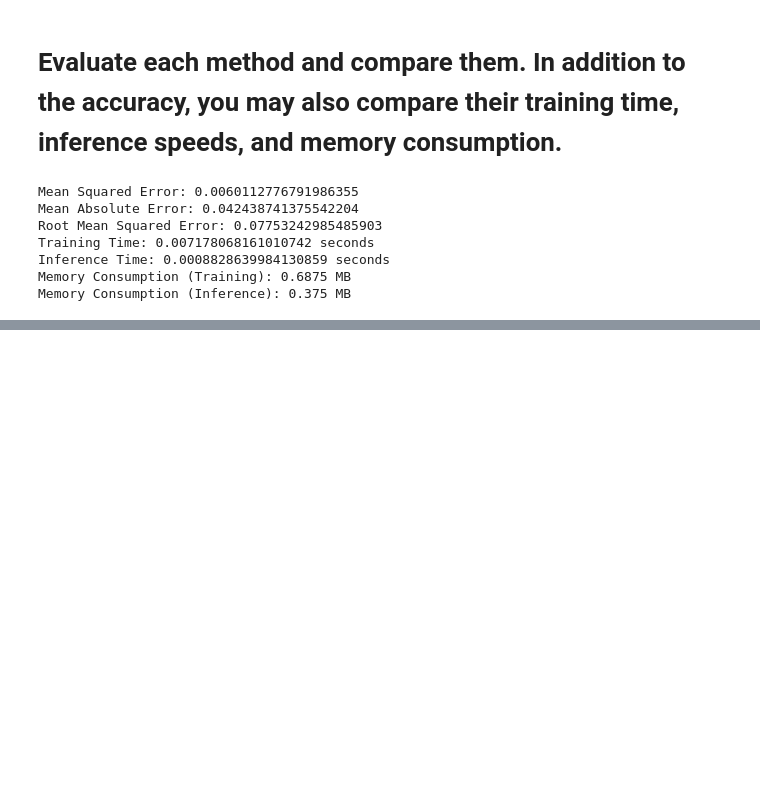
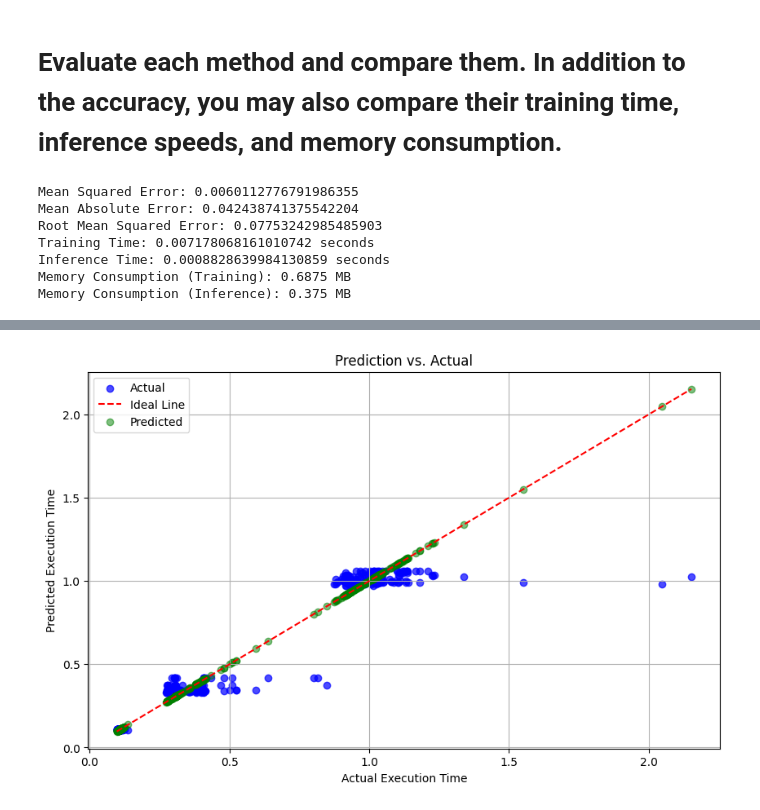
Before and after one commit to sravanib04/Image-Recognition, a Jupyter notebook: Project.ipynb, the cells around one changed output, grey strips where cells are left out. Cells and saved outputs as stored; diff of their text form; code cells hidden in the pictures; blank space fills up the shorter version.

Commit message:
Gradient Boosting Regression

```diff
--- a/Project.ipynb
+++ b/Project.ipynb
@@ -233,0 +255,22 @@ X_train, X_test, y_train, y_test = train_test_split(X, y, test_size=0.2, random_
+# %%
+import time
+# Step 5: Measure Training Time
+start_time = time.time()
+model_pipeline.fit(X_train, y_train)
+training_time = (time.time() - start_time) * 1000  # Convert to milliseconds
+print("Training Time:", training_time, "ms")
+
+# Step 6: Model Evaluation
+y_pred = model_pipeline.predict(X_test)
+mse = mean_squared_error(y_test, y_pred)
+mae = mean_absolute_error(y_test, y_pred)
+rmse = mean_squared_error(y_test, y_pred, squared=False)  # Calculate RMSE
+
+print("Mean Squared Error (Gradient Boosting):", mse)
+print("Mean Absolute Error (Gradient Boosting):", mae)
+print("Root Mean Squared Error (Gradient Boosting):", rmse)
+
+
+y_pred = model_pipeline.predict(X_test)
+inference_time = (time.time() - start_time) * 1000
+print("Inference Time:", inference_time)
@@ -233,0 +326,16 @@ X_train, X_test, y_train, y_test = train_test_split(X, y, test_size=0.2, random_
+# %%
+import matplotlib.pyplot as plt
+
+# Plotting Actual vs. Predicted with different colors
+plt.figure(figsize=(10, 6))
+plt.scatter(y_test, y_pred, color='blue', label='Actual', alpha=0.7)  # Blue for actual values
+plt.plot([min(y_test), max(y_test)], [min(y_test), max(y_test)], '--', color='red', label='Ideal Line')
+plt.scatter(y_test, y_test, color='green', label='Predicted', alpha=0.5)  # Green for predicted values
+plt.title('Prediction vs. Actual')
+plt.xlabel('Actual Execution Time')
+plt.ylabel('Predicted Execution Time')
+plt.legend()
+plt.grid(True)
+plt.show()
+# %% [output]
+[figure, added]
```
Also changed, not shown: parts of 7 cells of this notebook.
